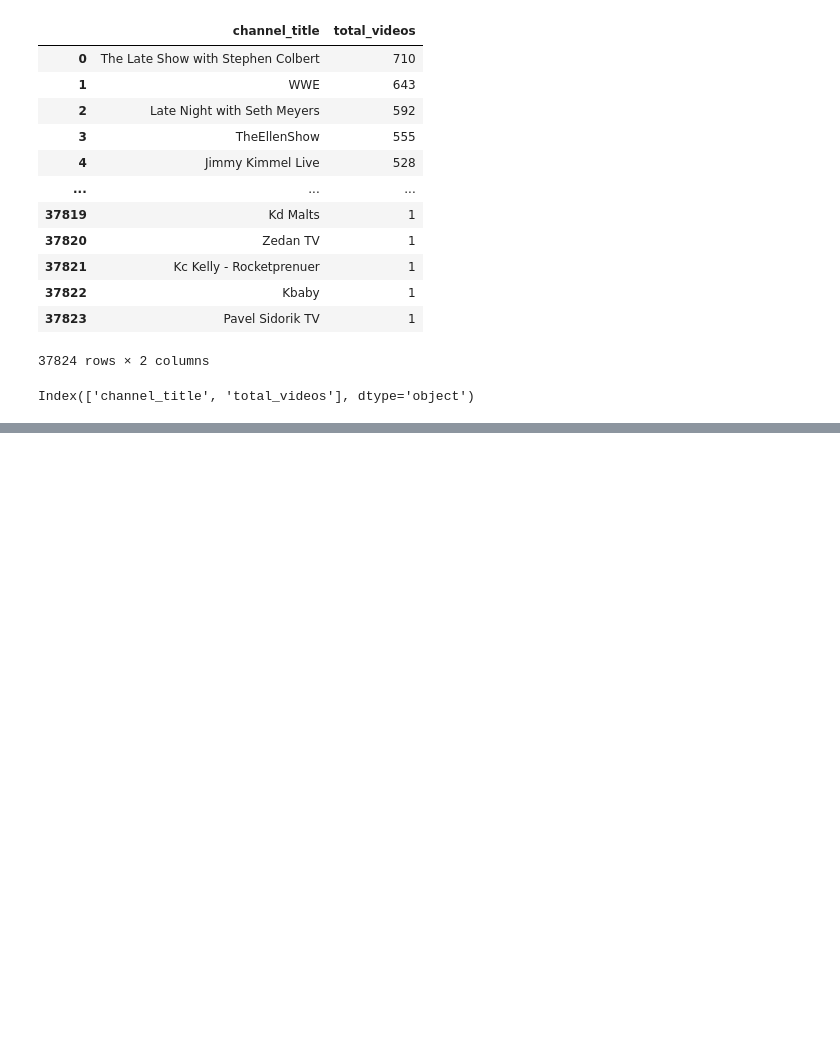
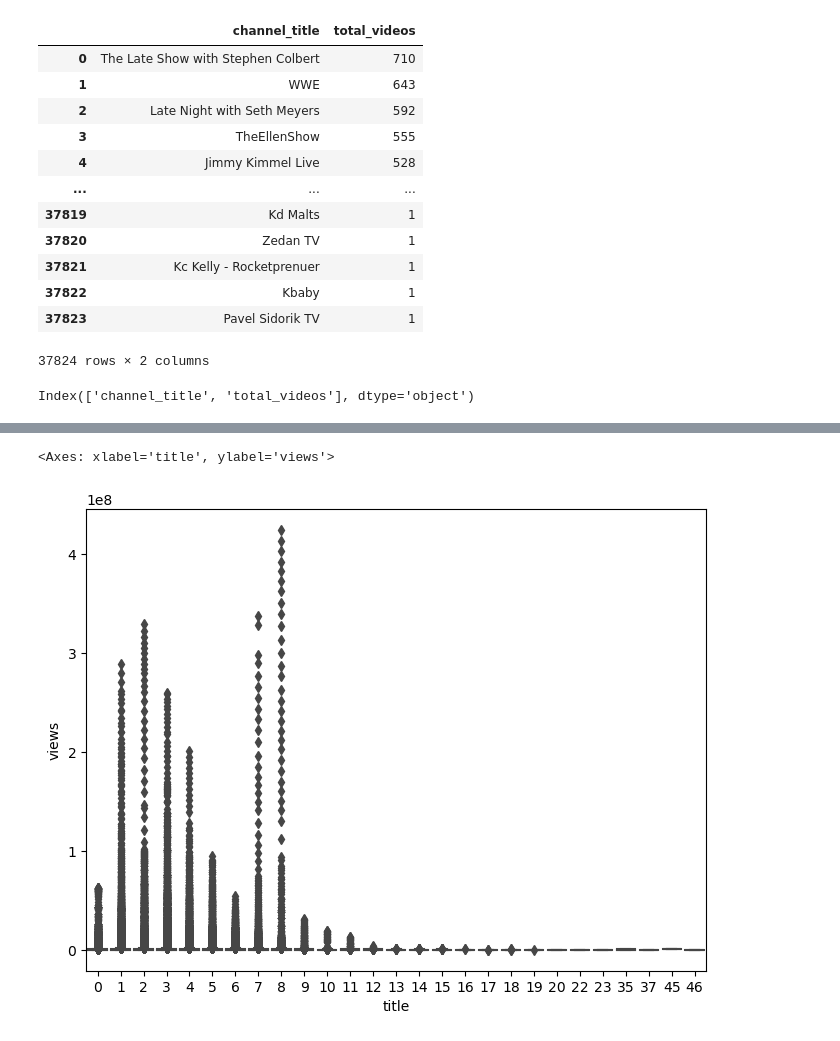
Before and after one commit to Satyam-Arya/Youtube_DataAnalysis, a Jupyter notebook: Youtube_analysis.ipynb, the cells around one changed output, grey strips where cells are left out. Cells and saved outputs as stored; diff of their text form; code cells hidden in the pictures; blank space fills up the shorter version.

```diff
--- a/Youtube_analysis.ipynb
+++ b/Youtube_analysis.ipynb
@@ -655,0 +672,3 @@ px.bar(data_frame=cdf[0:20], x='channel_title', y='total_videos')
+# %%
+def punc_count(text):
+    return len([char for char in text if char in string.punctuation])
@@ -655,0 +690,6 @@ px.bar(data_frame=cdf[0:20], x='channel_title', y='total_videos')
+# %%
+plt.figure(figsize=(8,6))
+sns.boxplot(x=full_df['title'].apply(punc_count), y='views', data=full_df)
+# %% [output]
+<Axes: xlabel='title', ylabel='views'>
+[figure, added]
```
Also changed, not shown: parts of 8 cells of this notebook.
